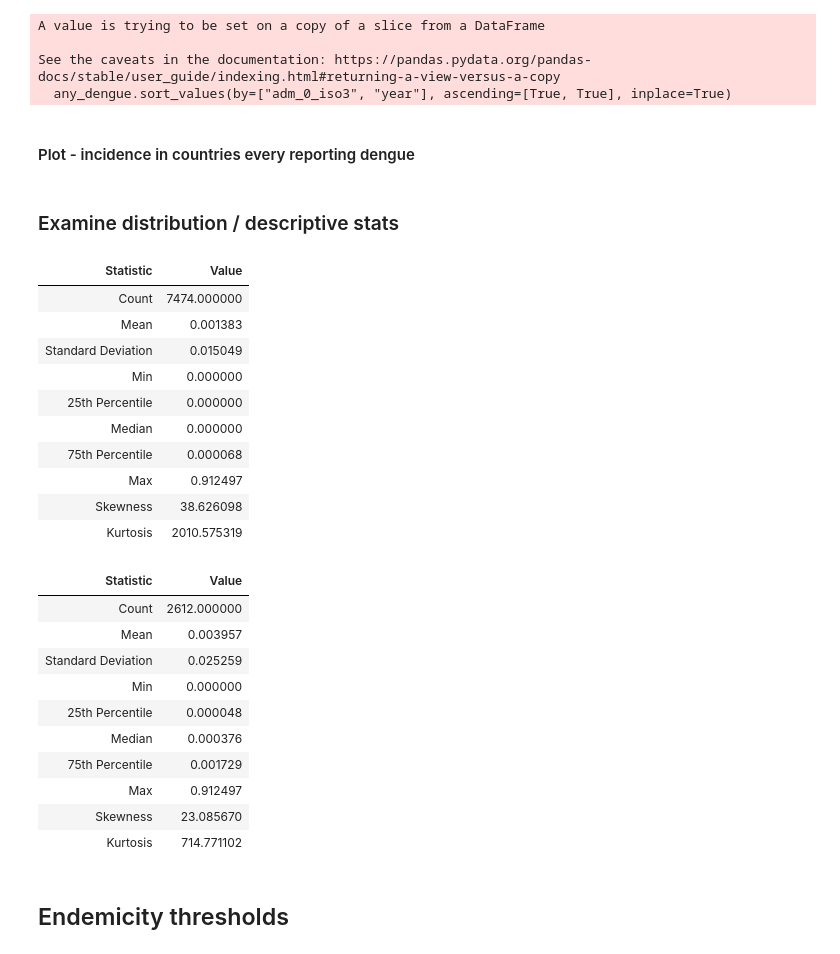
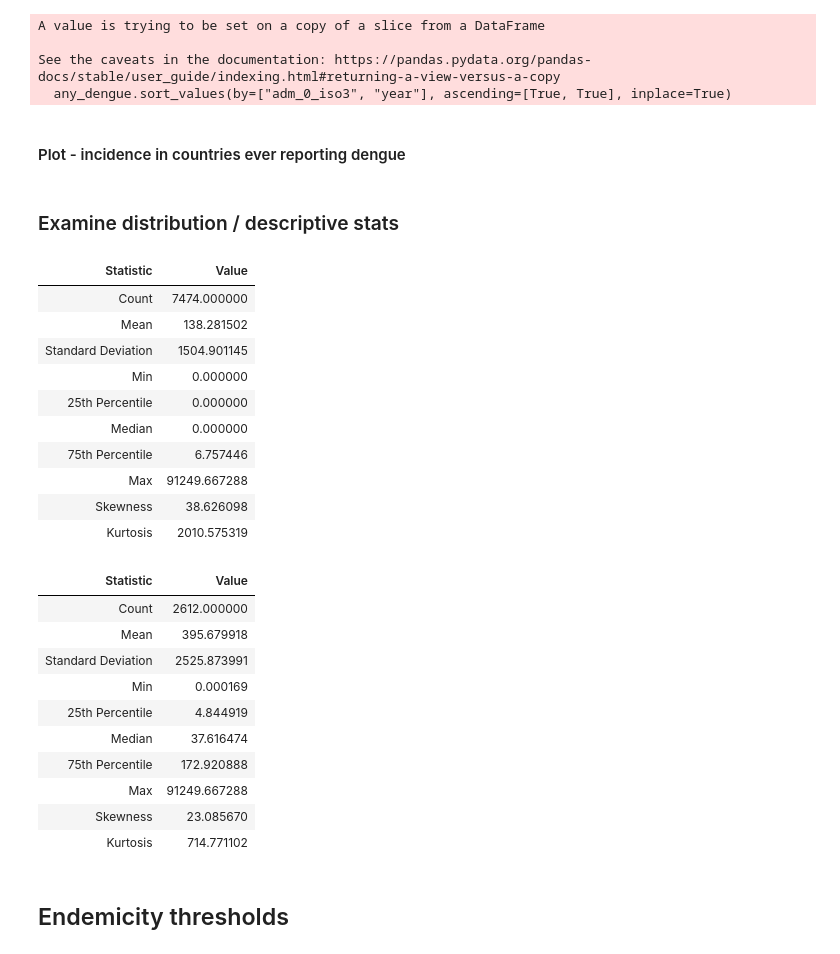
Before and after one commit to haileyrobertson/endemic-factors, a Jupyter notebook: src/ef_opendengue_cleaning.ipynb, the cells around one changed output. Cells and saved outputs as stored; diff of their text form; code cells hidden in the pictures.

```diff
--- a/src/ef_opendengue_cleaning.ipynb
+++ b/src/ef_opendengue_cleaning.ipynb
@@ -350,6 +350,7 @@ dengue_pop = dengue_pop.groupby(['adm_0_iso3', 'year','region_un','TPopulation1J
 # Calculate incidence
 dengue_pop['TPopulation1July'] = dengue_pop['TPopulation1July'] * 1000
 dengue_pop['incidence'] = dengue_pop['dengue_total'] / dengue_pop['TPopulation1July']
+dengue_pop['incidence_per_100k'] = dengue_pop['incidence'] * 100000
 dengue_pop['year'] = dengue_pop['year'].astype(int)
 
 dengue_pop.sort_values(by="incidence", ascending=False)
@@ -598,5 +599,5 @@ A value is trying to be set on a copy of a slice from a DataFrame
 See the caveats in the documentation: https://pandas.pydata.org/pandas-docs/stable/user_guide/indexing.html#returning-a-view-versus-a-copy
   any_dengue.sort_values(by=["adm_0_iso3", "year"], ascending=[True, True], inplace=True)
 # %% [markdown]
-#### Plot - incidence in countries every reporting dengue
+#### Plot - incidence in countries ever reporting dengue
 # %%
@@ -650,11 +651,11 @@ plt.close()
 ### Examine distribution / descriptive stats
 # %%
 # Summary statistics of the incidence column (countries ever reporting)
-summary_stats = any_dengue['incidence'].describe()
+summary_stats = any_dengue['incidence_per_100k'].describe()
 
 # Skewness and Kurtosis values
-skewness = any_dengue['incidence'].skew()
-kurtosis = any_dengue['incidence'].kurtosis()
+skewness = any_dengue['incidence_per_100k'].skew()
+kurtosis = any_dengue['incidence_per_100k'].kurtosis()
 
 # Create a new DataFrame for better presentation
 stats_table = pd.DataFrame({
@@ -686,58 +687,58 @@ styled_table
 # %% [output]
 | Statistic | Value |
 | Count | 7474.000000 |
-| Mean | 0.001383 |
-| Standard Deviation | 0.015049 |
+| Mean | 138.281502 |
+| Standard Deviation | 1504.901145 |
 | Min | 0.000000 |
 | 25th Percentile | 0.000000 |
 | Median | 0.000000 |
-| 75th Percentile | 0.000068 |
-| Max | 0.912497 |
+| 75th Percentile | 6.757446 |
+| Max | 91249.667288 |
 | Skewness | 38.626098 |
 | Kurtosis | 2010.575319 |
 # %%
 # Filter out ALL rows where incidence is zero
-non_zero_incidence = any_dengue[any_dengue['incidence'] > 0]
+non_zero_incidence = any_dengue[any_dengue['incidence_per_100k'] > 0]
 
 # Recalculate the descriptive statistics for non-zero incidence
-summary_stats_non_zero = non_zero_incidence['incidence'].describe()
+summary_stats_non_zero = non_zero_incidence['incidence_per_100k'].describe()
 
 # Calculate skewness and kurtosis for non-zero data
-skewness_non_zero = non_zero_incidence['incidence'].skew()
-kurtosis_non_zero = non_zero_incidence['incidence'].kurt()
+skewness_non_zero = non_zero_incidence['incidence_per_100k'].skew()
+kurtosis_non_zero = non_zero_incidence['incidence_per_100k'].kurt()
 
 # Create the stats table without zeros
 stats_table_non_zero = pd.DataFrame({
     'Statistic': ['Count', 'Mean', 'Standard Deviation', 'Min', '25th Percentile', 'Median', '75th Percentile', 'Max', 'Skewness', 'Kurtosis'],
     'Value': [
         summary_stats_non_zero['count'],
         summary_stats_non_zero['mean'],
         summary_stats_non_zero['std'],
         summary_stats_non_zero['min'],
         summary_stats_non_zero['25%'],
         summary_stats_non_zero['50%'],
         summary_stats_non_zero['75%'],
         summary_stats_non_zero['max'],
         skewness_non_zero,
         kurtosis_non_zero
     ]
 })
 
 # Display the table
 stats_table_non_zero.style.format({'Value': '{:.6f}'}).hide(axis="index").set_table_styles(
     [{'selector': 'th', 'props': [('text-align', 'center')]},
      {'selector': 'td', 'props': [('text-align', 'right')]},
      {'selector': 'table', 'props': [('border-collapse', 'collapse')]}])
 # %% [output]
 | Statistic | Value |
 | Count | 2612.000000 |
-| Mean | 0.003957 |
-| Standard Deviation | 0.025259 |
-| Min | 0.000000 |
-| 25th Percentile | 0.000048 |
-| Median | 0.000376 |
-| 75th Percentile | 0.001729 |
-| Max | 0.912497 |
+| Mean | 395.679918 |
+| Standard Deviation | 2525.873991 |
+| Min | 0.000169 |
+| 25th Percentile | 4.844919 |
+| Median | 37.616474 |
+| 75th Percentile | 172.920888 |
+| Max | 91249.667288 |
 | Skewness | 23.085670 |
 | Kurtosis | 714.771102 |
 # %%
```
Also changed, not shown: parts of 9 cells of this notebook, 9 other files.
